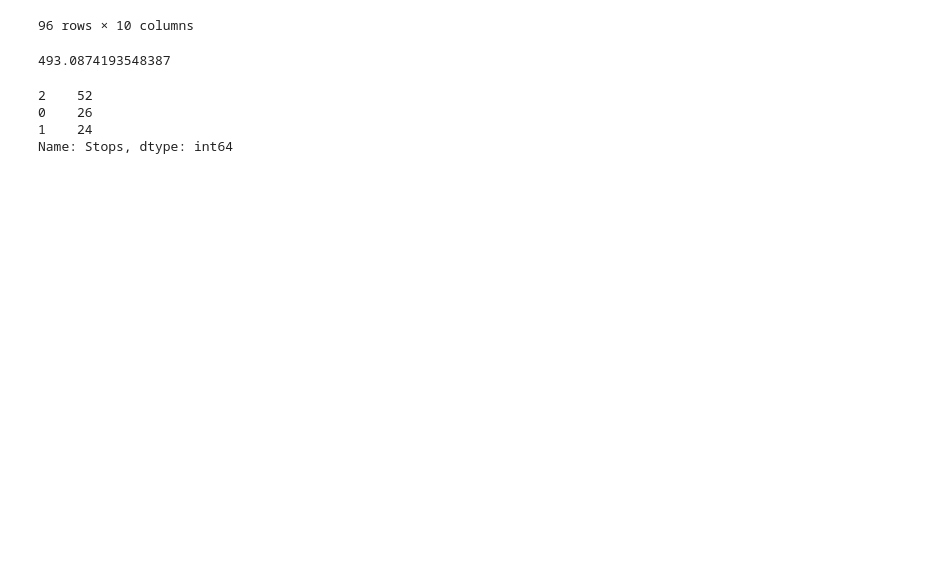
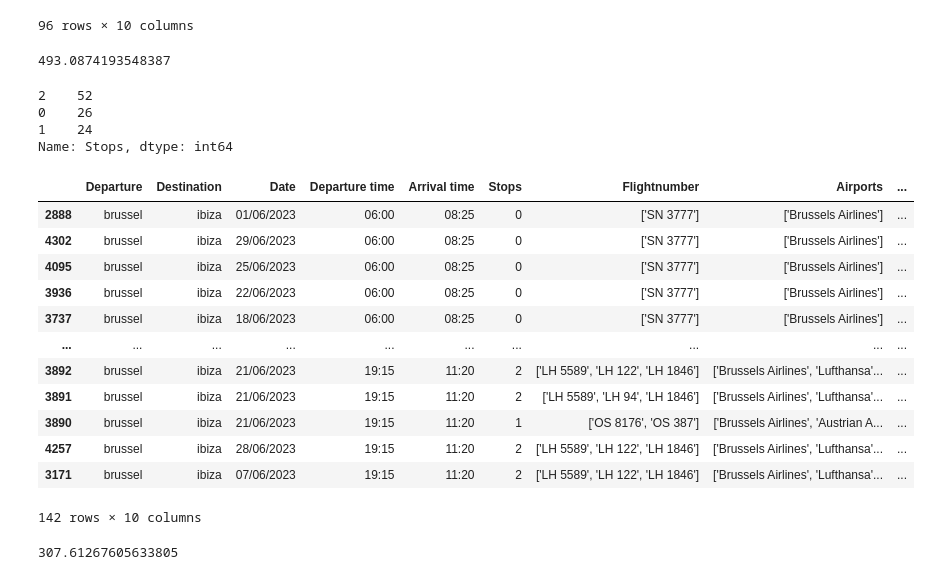
Before and after one commit to kyanamarckx/Data-Engineering-Project, a Jupyter notebook: notebooks/BrusselsAirlines.ipynb, the cells around one changed output. Drawn from its saved outputs; the diff is of its cells as text; code cells hidden in the pictures; blank space fills up the shorter version.

```diff
--- a/notebooks/BrusselsAirlines.ipynb
+++ b/notebooks/BrusselsAirlines.ipynb
@@ -259,3 +260,27 @@ TenerifeTussenstopsAantalApril
 0    26
 1    24
 Name: Stops, dtype: int64
+# %%
+IbizaUrenJuni = df[(df["Destination"] == "ibiza") & (df["Date"].str.contains("/06/2023")) & (df["Price"] != "None")]
+IbizaUrenJuniSort = IbizaUrenJuni.sort_values(by="Departure time")
+IbizaUrenJuniSort
+# %% [output]
+|  | Departure | Destination | Date | Departure time | Arrival time | Stops | Flightnumber | Airports | ... |
+| 2888 | brussel | ibiza | 01/06/2023 | 06:00 | 08:25 | 0 | ['SN 3777'] | ['Brussels Airlines'] | ... |
+| 4302 | brussel | ibiza | 29/06/2023 | 06:00 | 08:25 | 0 | ['SN 3777'] | ['Brussels Airlines'] | ... |
+| 4095 | brussel | ibiza | 25/06/2023 | 06:00 | 08:25 | 0 | ['SN 3777'] | ['Brussels Airlines'] | ... |
+| 3936 | brussel | ibiza | 22/06/2023 | 06:00 | 08:25 | 0 | ['SN 3777'] | ['Brussels Airlines'] | ... |
+| 3737 | brussel | ibiza | 18/06/2023 | 06:00 | 08:25 | 0 | ['SN 3777'] | ['Brussels Airlines'] | ... |
+| ... | ... | ... | ... | ... | ... | ... | ... | ... | ... |
+| 3892 | brussel | ibiza | 21/06/2023 | 19:15 | 11:20 | 2 | ['LH 5589', 'LH 122', 'LH 1846'] | ['Brussels Airlines', 'Lufthansa'... | ... |
+| 3891 | brussel | ibiza | 21/06/2023 | 19:15 | 11:20 | 2 | ['LH 5589', 'LH 94', 'LH 1846'] | ['Brussels Airlines', 'Lufthansa'... | ... |
+| 3890 | brussel | ibiza | 21/06/2023 | 19:15 | 11:20 | 1 | ['OS 8176', 'OS 387'] | ['Brussels Airlines', 'Austrian A... | ... |
+| 4257 | brussel | ibiza | 28/06/2023 | 19:15 | 11:20 | 2 | ['LH 5589', 'LH 122', 'LH 1846'] | ['Brussels Airlines', 'Lufthansa'... | ... |
+| 3171 | brussel | ibiza | 07/06/2023 | 19:15 | 11:20 | 2 | ['LH 5589', 'LH 122', 'LH 1846'] | ['Brussels Airlines', 'Lufthansa'... | ... |
+142 rows × 10 columns
+# %%
+IbizaPrijsJuni = df[(df["Destination"] == "ibiza") & (df["Date"].str.contains("/06/2023")) & (df["Price"] != "None")]
+IbizaPrijsJuniMean = IbizaPrijsJuni["Price"].astype(float).mean()
+IbizaPrijsJuniMean
+# %% [output]
+307.61267605633805
```
Also changed, not shown: parts of 22 cells of this notebook, 2 other files.
